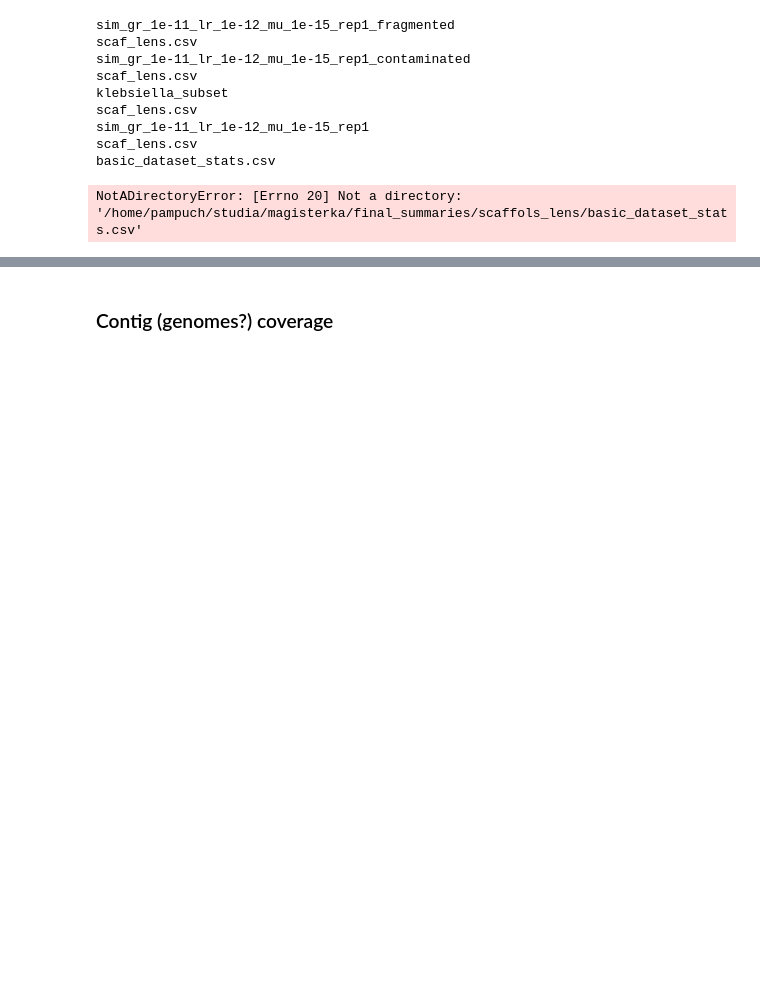
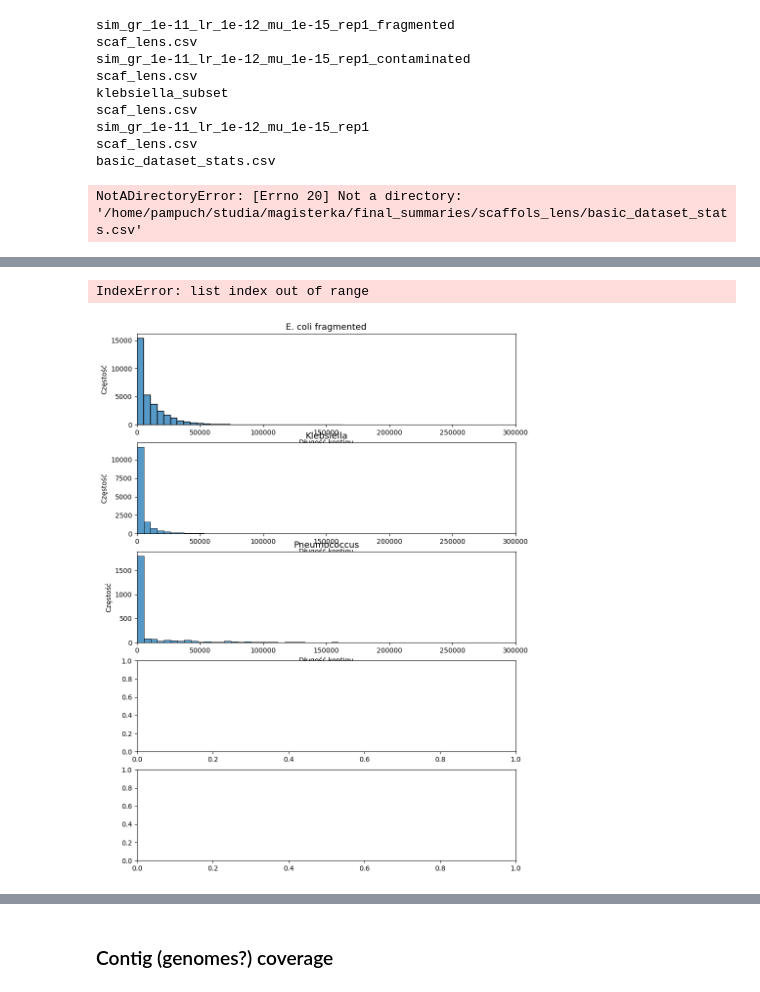
Before and after one commit to pampuchpampuch/pangenome_tools, a Jupyter notebook: notebooks/results_summary/contig_hists.ipynb, the cells around one changed output, grey strips where cells are left out. Cells and saved outputs as stored; diff of their text form; code cells hidden in the pictures; blank space fills up the shorter version.

```diff
--- a/notebooks/results_summary/contig_hists.ipynb
+++ b/notebooks/results_summary/contig_hists.ipynb
@@ -28,6 +28,8 @@ NotADirectoryError: [Errno 20] Not a directory: '/home/pampuch/studia/magisterka
 # %%
 all_lens = {}
 for dataset in os.listdir(csv_dir):
+    if "." in dataset:
+        continue
     print(dataset)
     for f in os.listdir(os.path.join(csv_dir, dataset)):
         df = pd.read_csv(os.path.join(csv_dir, dataset, f))
@@ -105,26 +92,29 @@ datasets=['E. coli',
  'E. coli contaminated',
 ]
 # %%
-fig, axes = plt.subplots(3,2,figsize=(10, 14))
+fig, axes = plt.subplots(5,figsize=(10, 14))
 # fig.s
 for k in range(5):
     dataset = datasets[k]
     i = k % 2
     j = k % 3
-    sns.histplot(all_lens[dataset], ax=axes[j, i], bins=50, binwidth = 530000*0.01)
-    axes[j, i].set_title(dataset, fontsize=13)
-    axes[j, i].set_xlabel("Długość kontigu", fontsize=10)
-    axes[j, i].set_ylabel("Częstość", fontsize=10)
-    axes[j, i].set(xlim=(0,530000))
-    axes[j, i].set(ylim=(0,15500))
+    sns.histplot(all_lens[dataset], ax=axes[k], bins=50, binwidth = 530000*0.01)
+    axes[k].set_title(dataset, fontsize=13)
+    axes[k].set_xlabel("Długość kontigu", fontsize=10)
+    axes[k].set_ylabel("Częstość", fontsize=10)
+    axes[k].set(xlim=(0,300000))
+    # axes[j, i].set(ylim=(0,15500))
 
 # plt.show()
 fig.suptitle("Rozkłady długości kontigów w poszczególnych zbiorach danych", fontsize=16)
 fig.tight_layout()
 
-axes[2, 1].axis("off")
+# axes[2, 1].axis("off")
 plt.savefig(f"/home/pampuch/studia/magisterka/final_summaries/scaffols_lens/scaff_lens_dists.png")
 plt.savefig(f"/home/pampuch/studia/magisterka/final_summaries/scaffols_lens/scaff_lens_dists.svg")
+# %% [output]
+IndexError: list index out of range
+[figure, added]
 # %%
 round(9543, -2)
 # %%
```
Also changed, not shown: parts of 37 cells of this notebook, 49 other files.
